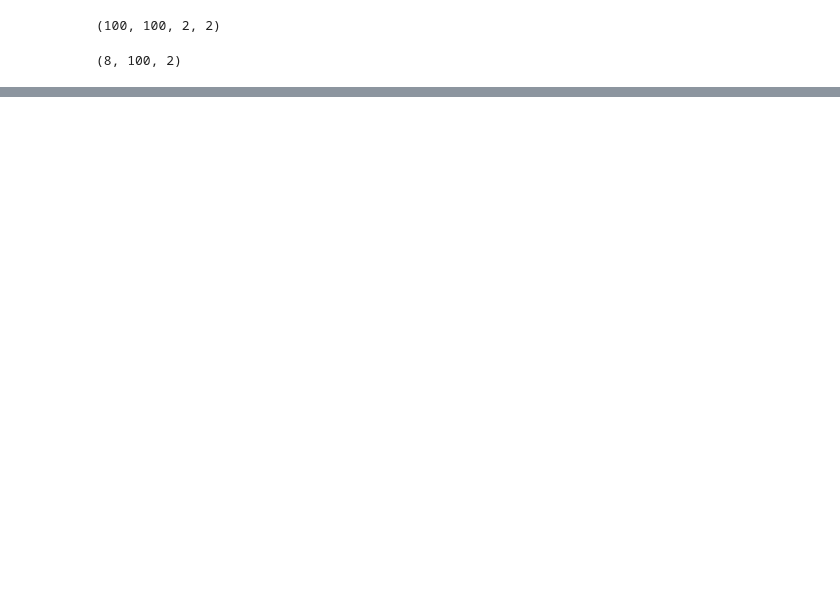
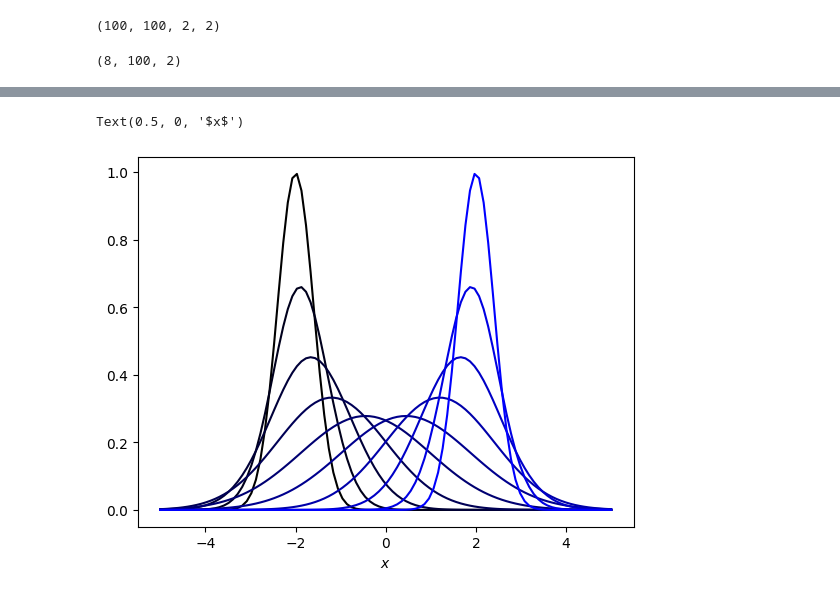
Before and after one commit to luisfpereira/wimsocal2026, a Jupyter notebook: code/univariate_normal_geodesics.ipynb, the cells around one changed output, grey strips where cells are left out. Cells and saved outputs as stored; diff of their text form; code cells hidden in the pictures; blank space fills up the shorter version.

```diff
--- a/code/univariate_normal_geodesics.ipynb
+++ b/code/univariate_normal_geodesics.ipynb
@@ -79,0 +85,21 @@ cbar.set_label("log det Fisher")
+# %%
+t = np.linspace(0, 1, 10)
+last_geod = space.metric.geodesic(point_a[-1], point_b[-1])(t)
+
+pdfs = space.point_to_pdf(last_geod)
+
+x = gs.linspace(-5, 5, 100)
+
+n_points = last_geod.shape[0]
+cc = gs.zeros((n_points, 3))
+cc[:, 2] = gs.linspace(0, 1, n_points)
+
+fig, ax = plt.subplots()
+
+for i in range(n_points):
+    ax.plot(x, pdfs(x)[i, :], color=cc[i, :])
+
+ax.set_xlabel("$x$")
+# %% [output]
+Text(0.5, 0, '$x$')
+[figure, added]
```
Also changed, not shown: parts of 3 cells of this notebook.
